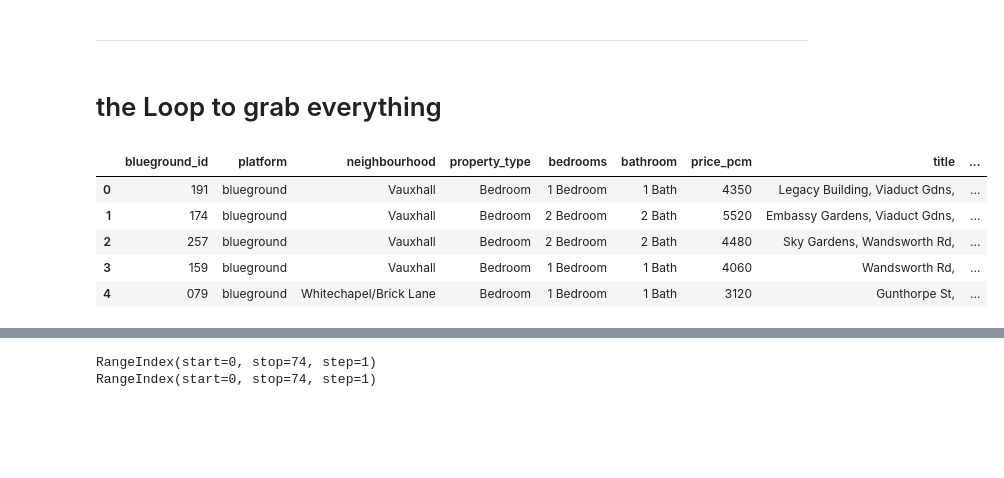
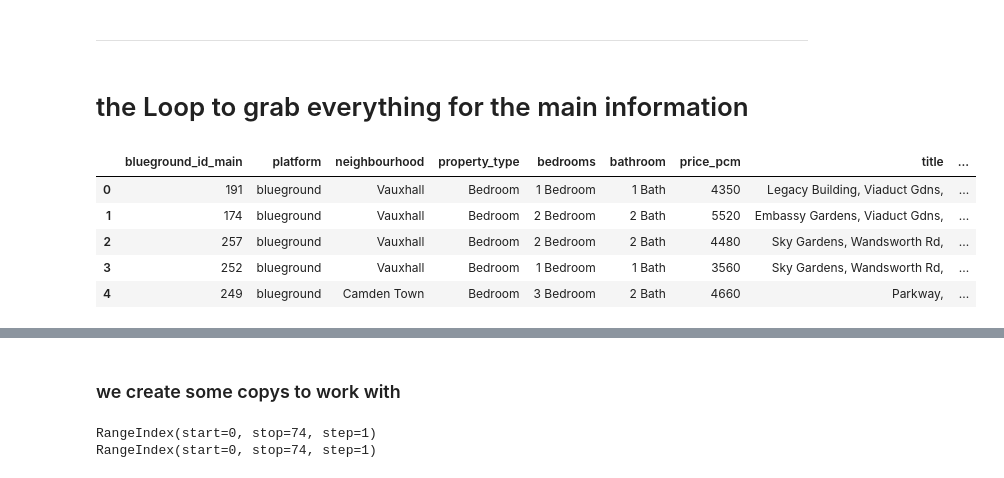
Before and after one commit to capstone-jmrs/capstone-proptech-repo, a Jupyter notebook: blueground_clean_markus.ipynb, the cells around one changed output, grey strips where cells are left out. Cells and saved outputs as stored; diff of their text form; code cells hidden in the pictures; blank space fills up the shorter version.

```diff
--- a/blueground_clean_markus.ipynb
+++ b/blueground_clean_markus.ipynb
@@ -145,6 +148,8 @@ def get_neighborhoods(bs):
     neighborhood_names_lst = (neighborhood_name.get_text() for neighborhood_name in neighborhood_names)
     neighborhood_names_lst = [neighborhood_name.strip() for neighborhood_name in neighborhood_names_lst]
     neighborhood_names_lst = [i.rsplit(',', 1)[-1] for i in neighborhood_names_lst]
+    neighborhood_names_lst = [i.rsplit('-', 1)[0] for i in neighborhood_names_lst]
+    neighborhood_names_lst = [i.strip() for i in neighborhood_names_lst]
     return neighborhood_names_lst
 # %% [markdown]
 property_type
@@ -257,14 +262,16 @@ def get_url_to_detail_page(bs, maximus):
 # %% [markdown]
 ----
 # %% [markdown]
-# the Loop to grab everything
+# the Loop to grab everything for the main information
 # %%
 # https://flexiple.com/python/check-if-list-is-empty-python/
 # Solution 3: Using len() function
 # The len() function returns the number of items in a list. If the list is empty, it returns 0.
 while len(blank_slates_lst) == 0: # start and endpoint of the for-loop
     # pause the loop for 5 seconds to reduce the load on the server
-    time.sleep(5)
+    #
+    #time.sleep(5)
+    time.sleep(random.randint(2,6)/10)
 
     # ----------------- get the data from the website -----------------
     # get the content of the website
@@ -306,37 +313,37 @@ while len(blank_slates_lst) == 0: # start and endpoint of the for-loop
     # we can now add the dataframe to the full dataframe
     #df_search = df_search.append(df_page, ignore_index=True)
     df_search = pd.concat([df_search, df_page], axis=0, ignore_index=True)
 
 
     # ----------------- check if we reached the end of the pages -----------------
     blank_slates = bs.find_all(class_="blank-slate__criteria")
     blank_slates_lst = (blank_slate.get_text() for blank_slate in blank_slates)
     blank_slates_lst = [blank_slate.strip() for blank_slate in blank_slates_lst]
 
     # increase the pagesite by 1
     pagesite += 1
 
 
 # ----------------- get the ID from URL -----------------
 # we want the ID on the first place, so we can use it to merge the dataframes, if needed
 # Third position would be at index 2, because of zero-indexing.
 # df.insert(2, 'new-col', data)
-df_search.insert(0, 'blueground_id', get_blueground_id(df_search))
+df_search.insert(0, 'blueground_id_main', get_blueground_id(df_search))
 
 
 
 
 #------- set the number of rows and column_width  to maximum -------
 pd.set_option('display.max_rows', None)
 pd.set_option('display.max_colwidth', None)
 
 # ----------------- display the first 5 rows -----------------
 display(df_search.head(5))
 display(df_search.tail(5))
 # %% [output]
-|  | blueground_id | platform | neighbourhood | property_type | bedrooms | bathroom | price_pcm | title | ... |
+|  | blueground_id_main | platform | neighbourhood | property_type | bedrooms | bathroom | price_pcm | title | ... |
 | 0 | 191 | blueground | Vauxhall | Bedroom | 1 Bedroom | 1 Bath | 4350 | Legacy Building, Viaduct Gdns, | ... |
 | 1 | 174 | blueground | Vauxhall | Bedroom | 2 Bedroom | 2 Bath | 5520 | Embassy Gardens, Viaduct Gdns, | ... |
 | 2 | 257 | blueground | Vauxhall | Bedroom | 2 Bedroom | 2 Bath | 4480 | Sky Gardens, Wandsworth Rd, | ... |
-| 3 | 159 | blueground | Vauxhall | Bedroom | 1 Bedroom | 1 Bath | 4060 | Wandsworth Rd, | ... |
-| 4 | 079 | blueground | Whitechapel/Brick Lane | Bedroom | 1 Bedroom | 1 Bath | 3120 | Gunthorpe St, | ... |
+| 3 | 252 | blueground | Vauxhall | Bedroom | 1 Bedroom | 1 Bath | 3560 | Sky Gardens, Wandsworth Rd, | ... |
+| 4 | 249 | blueground | Camden Town | Bedroom | 3 Bedroom | 2 Bath | 4660 | Parkway, | ... |
@@ -346,6 +353,8 @@ display(df_search.tail(5))
 | 71 | 196 | blueground | Waterloo | Bedroom | 2 Bedroom | 2 Bath | 5560 | West Block, Forum Magnum Square, | ... |
 | 72 | 145 | blueground | Whitechapel/Brick Lane | Bedroom | 1 Bedroom | 1 Bath | 3550 | Cavell St, | ... |
 | 73 | 205 | blueground | Hammersmith | Bedroom | 1 Bedroom | 1 Bath | 4130 | Matcham House, Glenthorne Rd, | ... |
+# %% [markdown]
+### we create some copys to work with
 # %%
 print(df_search.index)
 df_save = df_search.copy()
```
Also changed, not shown: parts of 32 cells of this notebook, 4 other files.
